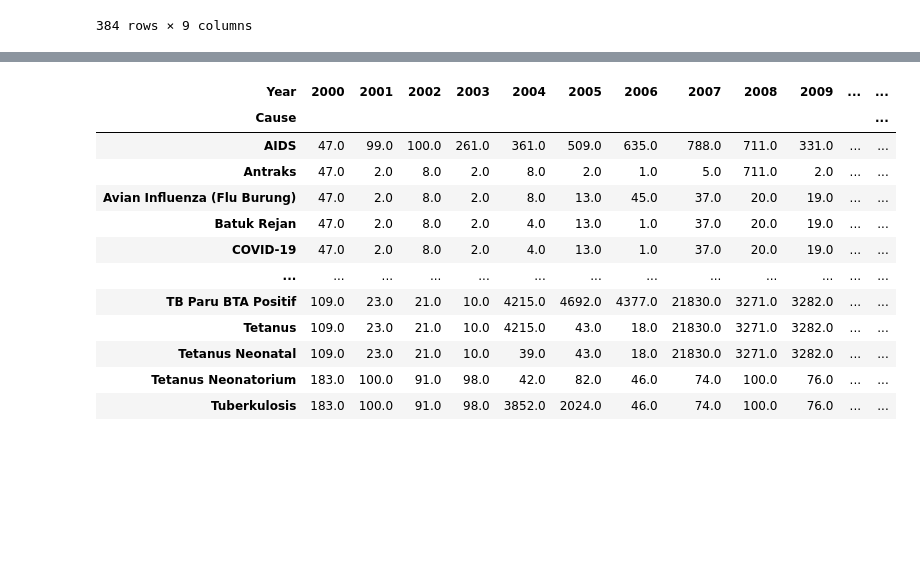
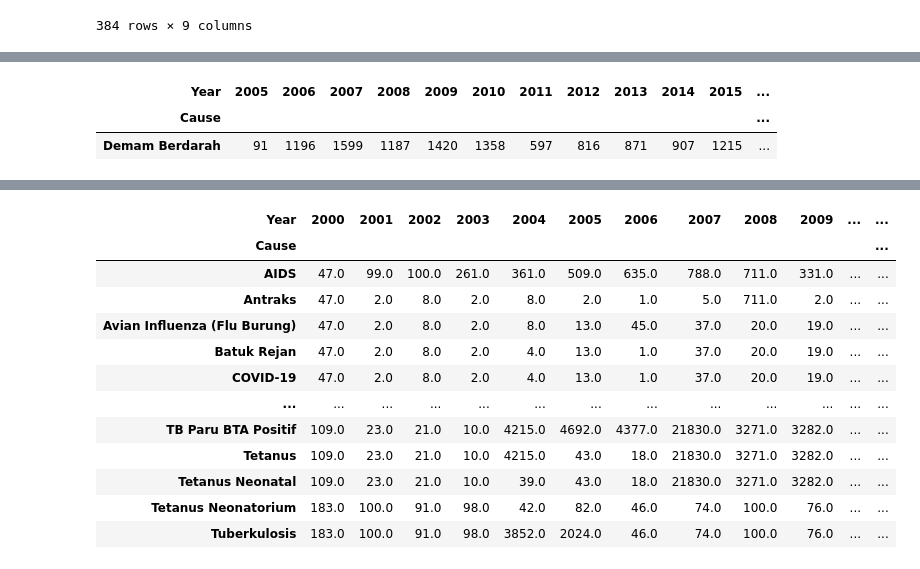
Before and after one commit to Ndraaa15/Cause-of-Death-in-Indonesia, a Jupyter notebook: cause_of_death_infectious_disease_per_year.ipynb, the cells around one changed output, grey strips where cells are left out. Saved outputs shown, nothing was run; the diff lists cells and outputs as text; code cells hidden in the pictures; blank space fills up the shorter version.

```diff
--- a/cause_of_death_infectious_disease_per_year.ipynb
+++ b/cause_of_death_infectious_disease_per_year.ipynb
@@ -199,0 +221,16 @@ df
+# %%
+dbd_table = pd.pivot_table(dbd, values='Total Deaths', index='Cause', columns='Year')
+dbd_table.loc['Demam Berdarah', 2010] = 1358
+dbd_table.loc['Demam Berdarah', 2020] = 661
+dbd_table.loc['Demam Berdarah', 2021] = 705
+dbd_table.loc['Demam Berdarah', 2022] = 1237
+
+dbd_table = dbd_table.sort_index(axis=1)
+
+dbd_table = dbd_table.astype(int)
+
+dbd_table
+# %% [output]
+| Year | 2005 | 2006 | 2007 | 2008 | 2009 | 2010 | 2011 | 2012 | 2013 | 2014 | 2015 | ... |
+| Cause |  |  |  |  |  |  |  |  |  |  |  | ... |
+| Demam Berdarah | 91 | 1196 | 1599 | 1187 | 1420 | 1358 | 597 | 816 | 871 | 907 | 1215 | ... |
```
Also changed, not shown: parts of 5 cells of this notebook.
